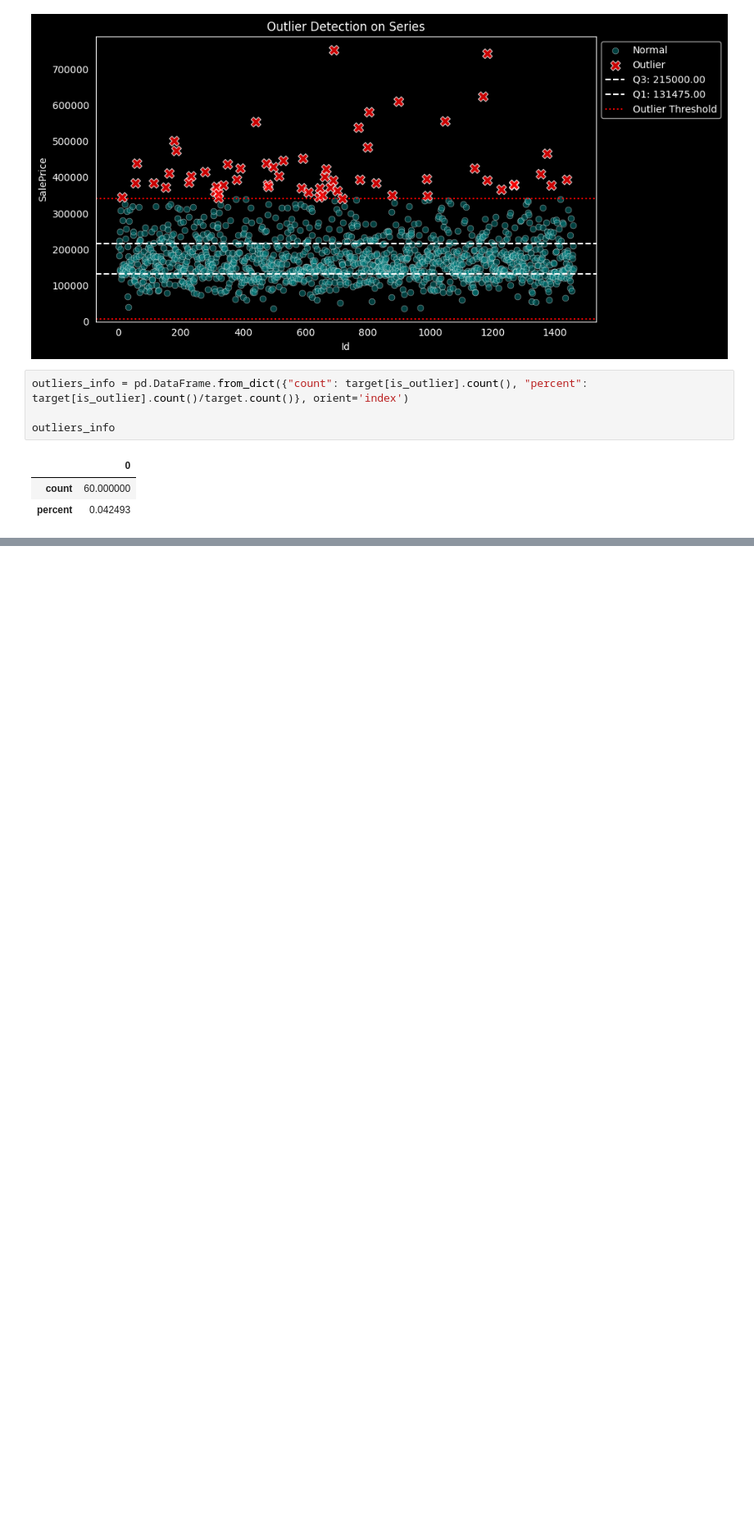
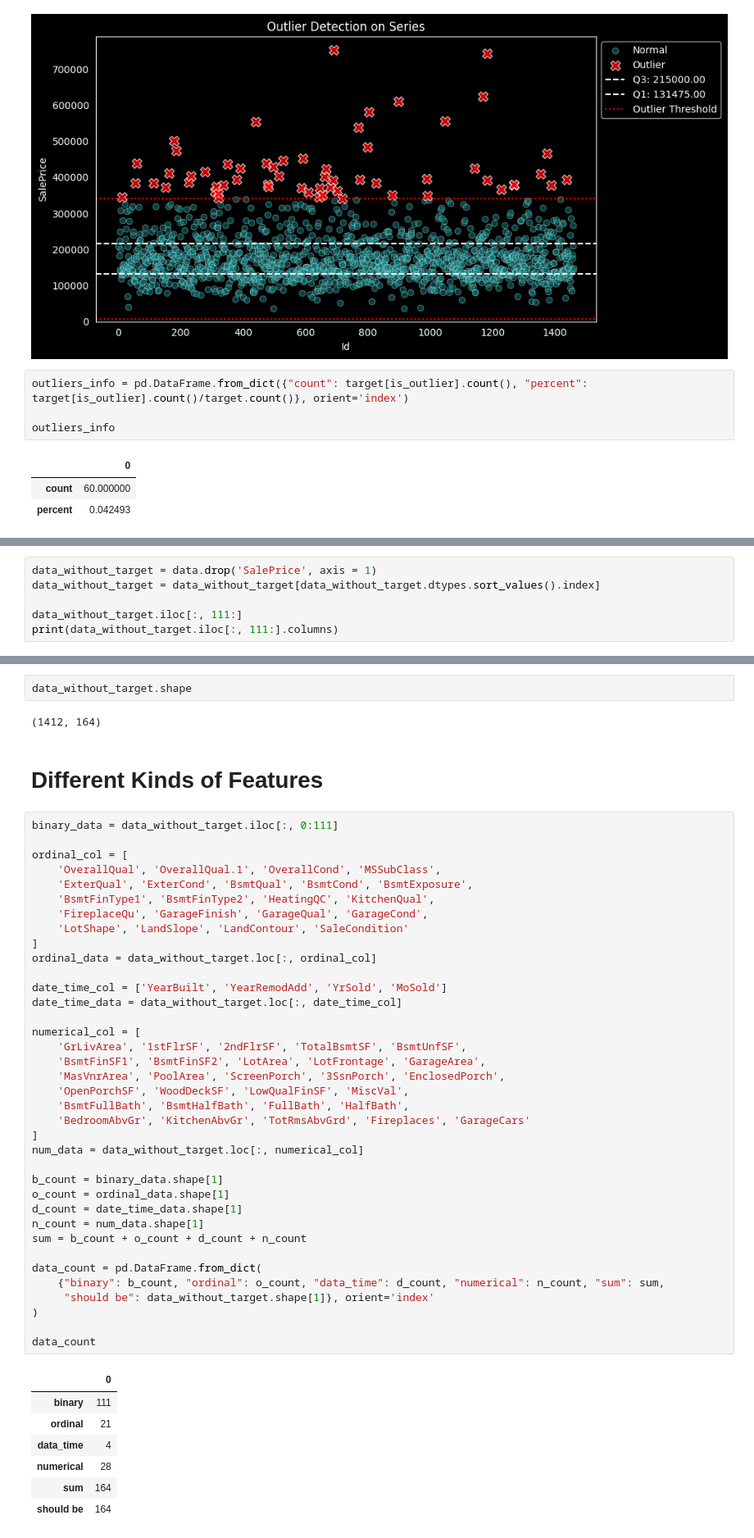
Before and after one commit to xXKeNdAmAmAsTeRXx/House_Prices_project, a Jupyter notebook: 3_EDA_intro.ipynb, the cells around one changed output, grey strips where cells are left out. Shown at 82% size. Saved outputs shown, nothing was run; the diff lists cells and outputs as text; blank space fills up the shorter version.

Commit message:
split data into categories, features amount check

```diff
--- a/3_EDA_intro.ipynb
+++ b/3_EDA_intro.ipynb
@@ -130,0 +133,6 @@ outliers_info
+# %%
+data_without_target = data.drop('SalePrice', axis = 1)
+data_without_target = data_without_target[data_without_target.dtypes.sort_values().index]
+
+data_without_target.iloc[:, 111:]
+print(data_without_target.iloc[:, 111:].columns)
@@ -130,0 +160,51 @@ outliers_info
+# %%
+data_without_target.shape
+# %% [output]
+(1412, 164)
+# %% [markdown]
+# Different Kinds of Features
+# %%
+binary_data = data_without_target.iloc[:, 0:111]
+
+ordinal_col = [
+    'OverallQual', 'OverallQual.1', 'OverallCond', 'MSSubClass',
+    'ExterQual', 'ExterCond', 'BsmtQual', 'BsmtCond', 'BsmtExposure',
+    'BsmtFinType1', 'BsmtFinType2', 'HeatingQC', 'KitchenQual',
+    'FireplaceQu', 'GarageFinish', 'GarageQual', 'GarageCond',
+    'LotShape', 'LandSlope', 'LandContour', 'SaleCondition'
+]
+ordinal_data = data_without_target.loc[:, ordinal_col]
+
+date_time_col = ['YearBuilt', 'YearRemodAdd', 'YrSold', 'MoSold']
+date_time_data = data_without_target.loc[:, date_time_col]
+
+numerical_col = [
+    'GrLivArea', '1stFlrSF', '2ndFlrSF', 'TotalBsmtSF', 'BsmtUnfSF',
+    'BsmtFinSF1', 'BsmtFinSF2', 'LotArea', 'LotFrontage', 'GarageArea',
+    'MasVnrArea', 'PoolArea', 'ScreenPorch', '3SsnPorch', 'EnclosedPorch',
+    'OpenPorchSF', 'WoodDeckSF', 'LowQualFinSF', 'MiscVal',
+    'BsmtFullBath', 'BsmtHalfBath', 'FullBath', 'HalfBath',
+    'BedroomAbvGr', 'KitchenAbvGr', 'TotRmsAbvGrd', 'Fireplaces', 'GarageCars'
+]
+num_data = data_without_target.loc[:, numerical_col]
+
+b_count = binary_data.shape[1]
+o_count = ordinal_data.shape[1]
+d_count = date_time_data.shape[1]
+n_count = num_data.shape[1]
+sum = b_count + o_count + d_count + n_count
+
+data_count = pd.DataFrame.from_dict(
+    {"binary": b_count, "ordinal": o_count, "data_time": d_count, "numerical": n_count, "sum": sum,
+     "should be": data_without_target.shape[1]}, orient='index'
+)
+
+data_count
+# %% [output]
+|  | 0 |
+| binary | 111 |
+| ordinal | 21 |
+| data_time | 4 |
+| numerical | 28 |
+| sum | 164 |
+| should be | 164 |
```
Also changed, not shown: parts of 3 cells of this notebook.
